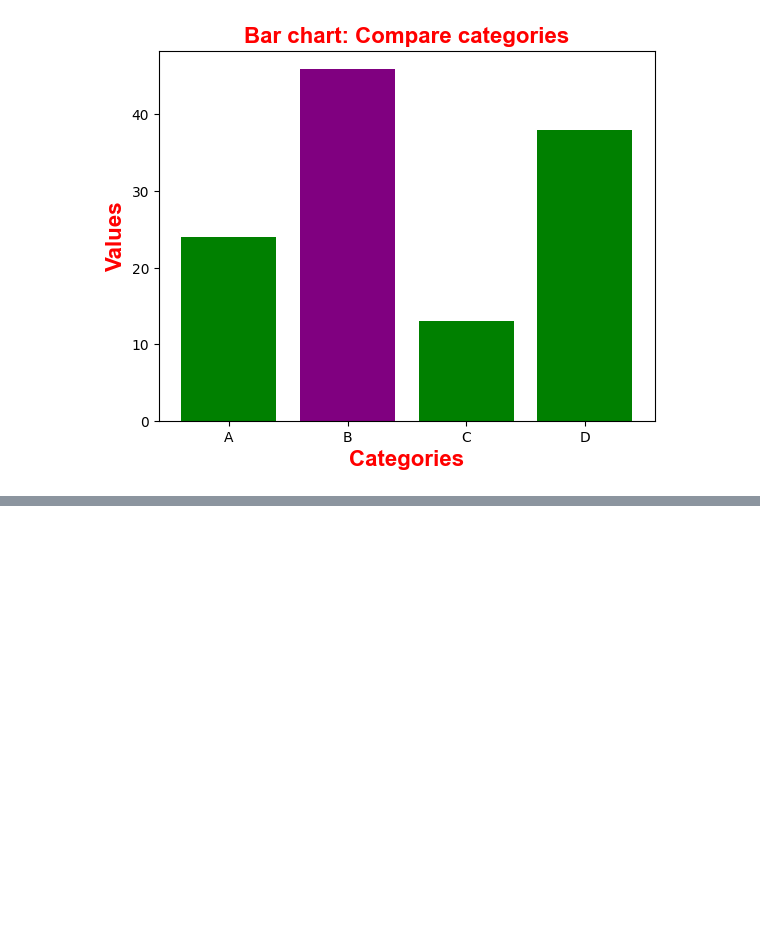
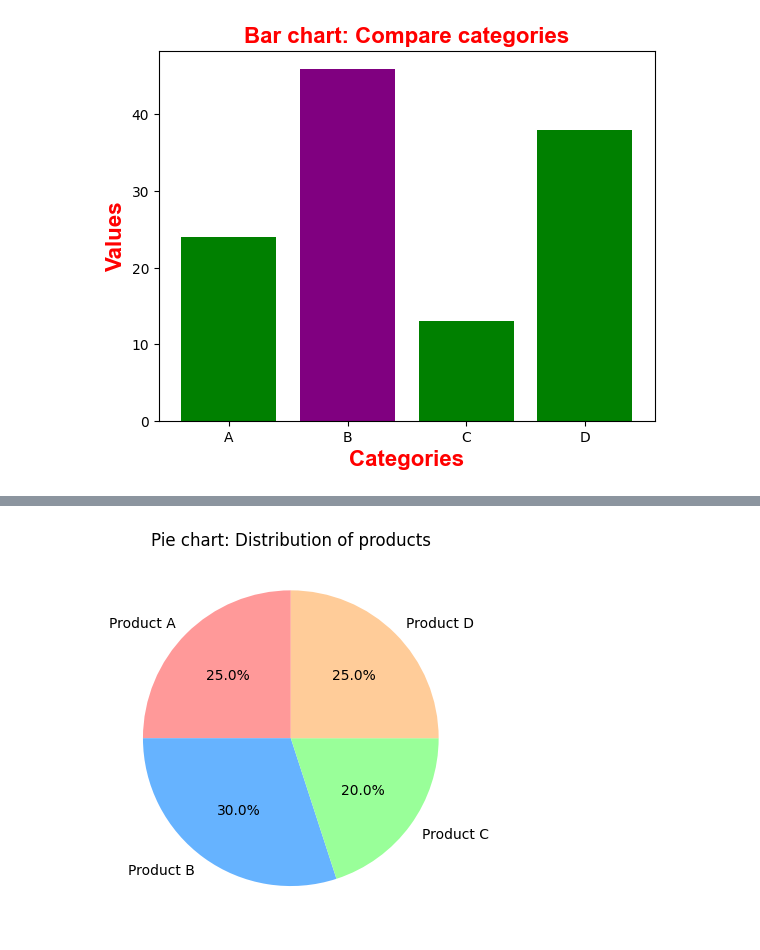
Before and after one commit to ankita14rai-nov/python-library, a Jupyter notebook: practice02.ipynb, the cells around one changed output, grey strips where cells are left out. Saved outputs shown, nothing was run; the diff lists cells and outputs as text; code cells hidden in the pictures; blank space fills up the shorter version.

```diff
--- a/practice02.ipynb
+++ b/practice02.ipynb
@@ -34,0 +98,13 @@ plt.show()
+# %%
+# Pie chart: Distribution of categories
+import matplotlib.pyplot as plt
+
+labels = ['Product A', 'Product B', 'Product C', 'Product D']
+values = [25, 30, 20, 25]
+
+plt.pie(values, labels=labels, autopct='%1.1f%%', startangle=90, colors=['#ff9999', '#66b3ff', '#99ff99', '#ffcc99'])
+
+plt.title("Pie chart: Distribution of products")
+plt.show()
+# %% [output]
+[figure, added]
```
Also changed, not shown: parts of 6 cells of this notebook.
